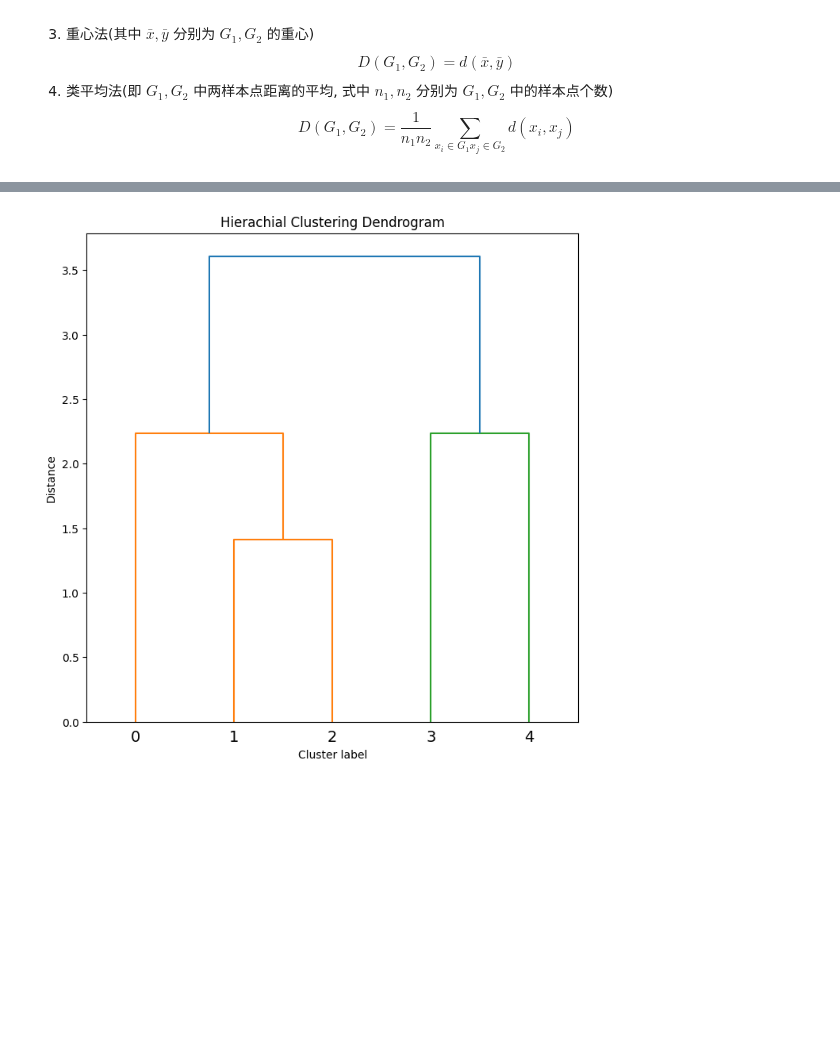
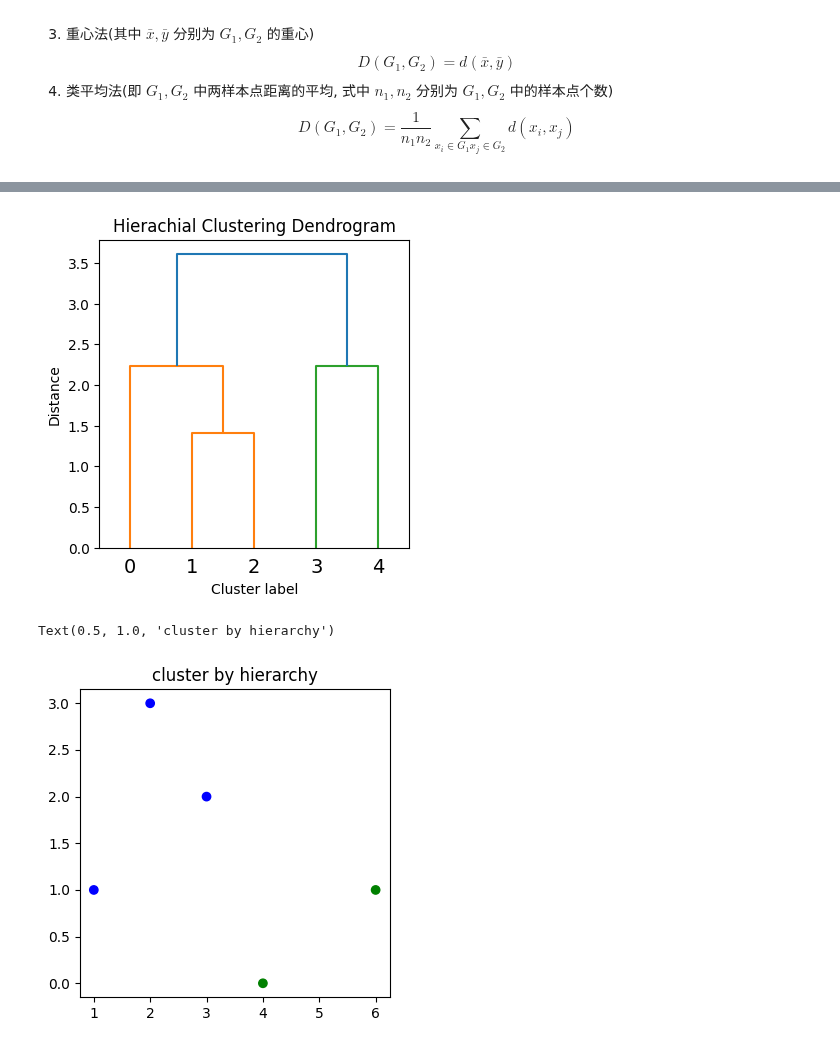
Before and after one commit to SILENT-GUO/MCM_works, a Jupyter notebook: 模型相关/聚类.ipynb, the cells around one changed output, grey strips where cells are left out. Saved outputs shown, nothing was run; the diff lists cells and outputs as text; code cells hidden in the pictures; blank space fills up the shorter version.

```diff
--- a/模型相关/聚类.ipynb
+++ b/模型相关/聚类.ipynb
@@ -37,3 +44,11 @@ $$d_{\infty}(x, y)=\max _{1 \leq k \leq p}\left|x_k-y_k\right|$$
+# %%
+def paint(data, cluster):
+    colors = ['b', 'g', 'r', 'c', 'm', 'y', 'k', 'w']
+    cluster = cluster.copy()
+    for i in range(len(cluster)):
+        cluster[i] = colors[cluster[i]]
+    plt.figure(figsize=(4, 4))
+    plt.scatter(data[:,0], data[:,1], c=cluster)
 # %% [markdown]
 ### KNN算法
 （在本节的讨论中, 使用欧氏距离(Normal Distance)衡量样本之间的相似度)
@@ -204,16 +292,22 @@ plt.axis('equal')
 # %%
 ### linkage is used to calculate the distance between clusters
 z = linkage(data, "average")
 ### fig is used to draw a figure, ax is used to draw a subplot
-fig, ax = plt.subplots(figsize=(8,8))
+fig, ax = plt.subplots(figsize=(4,4))
 ### Question: What is dendrogram?
 ### Answer: https://docs.scipy.org/doc/scipy/reference/generated/scipy.cluster.hierarchy.dendrogram.html
 dendrogram(z, leaf_font_size=14)
 plt.title("Hierachial Clustering Dendrogram")
 plt.xlabel("Cluster label")
 plt.ylabel("Distance")
 ### plt.axhline is used to draw a horizontal line
 plt.axhline(y=10)
 plt.show()
+
+label = cut_tree(z, n_clusters=2)
+paint(data, list(np.squeeze(label.T)))
+plt.title('cluster by hierarchy')
 # %% [output]
-[figure, old version]
+[figure, new version]
+Text(0.5, 1.0, 'cluster by hierarchy')
+[figure, added]
```
Also changed, not shown: parts of 20 cells of this notebook, 1 other file.
